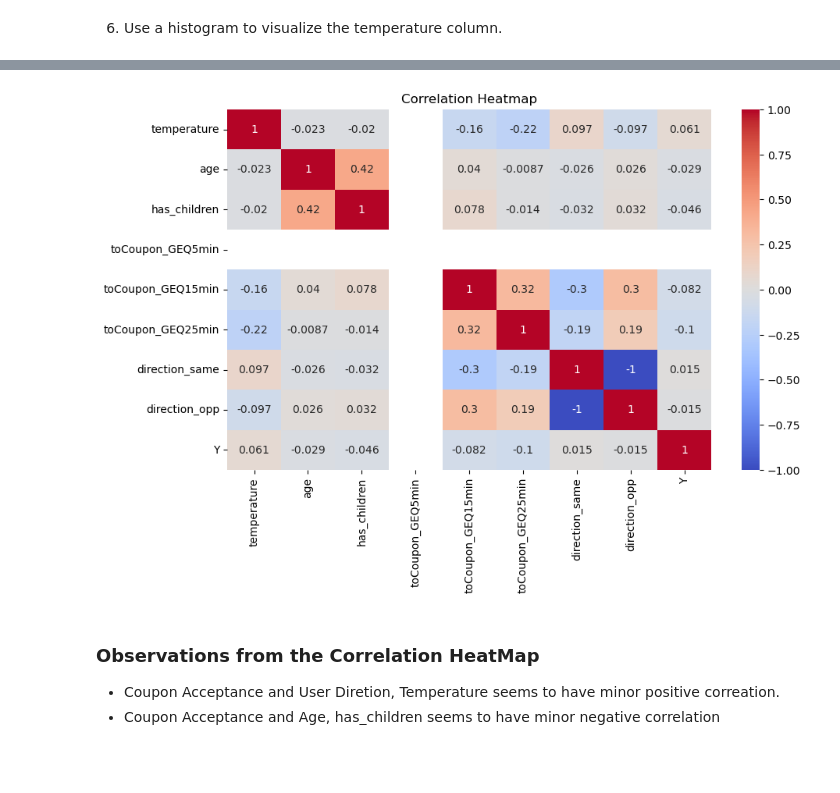
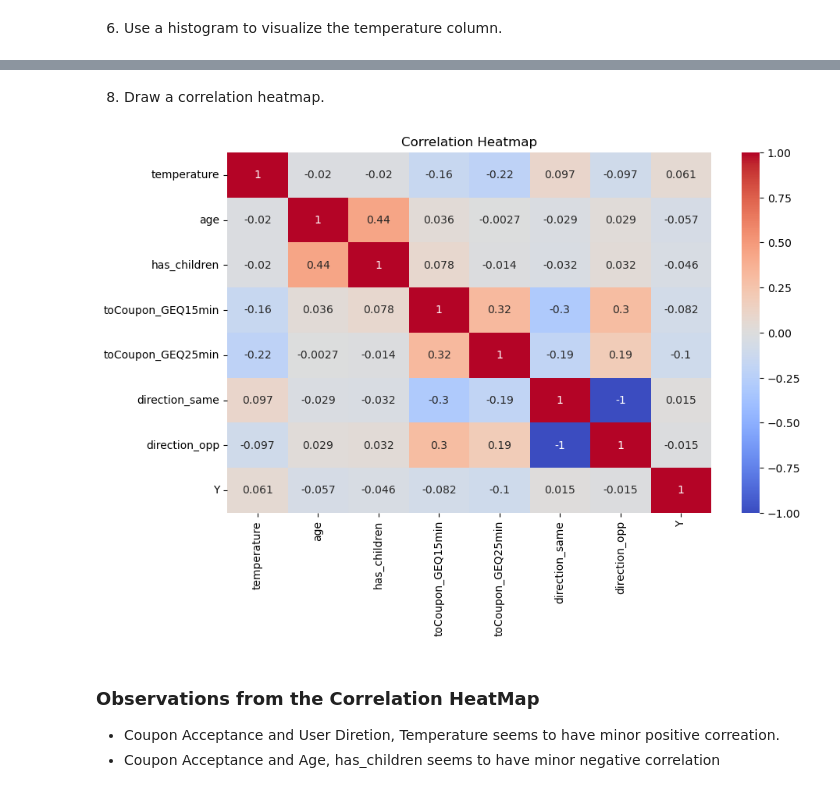
Before and after one commit to skavoori/practical-application-1, a Jupyter notebook: prompt.ipynb, the cells around one changed output, grey strips where cells are left out. Drawn from its saved outputs; the diff is of its cells as text; code cells hidden in the pictures; blank space fills up the shorter version.

```diff
--- a/prompt.ipynb
+++ b/prompt.ipynb
@@ -248,12 +248,8 @@ data.describe()
 # Filling missing values
 data = pd.read_csv('data/coupons.csv')
 data['car'] = data['car'].fillna('unknown')
-# data['Bar'] = data['Bar'].fillna('unknown')
-# data['CoffeeHouse'] = data['CoffeeHouse'].fillna('unknown')
-# data['CarryAway'] = data['CarryAway'].fillna('unknown')
-# data['RestaurantLessThan20'] = data['RestaurantLessThan20'].fillna('unknown')
-# data['Restaurant20To50'] = data['Restaurant20To50'].fillna('unknown')
-# # Converting age column to numeric
-# data['age'] = pd.to_numeric(data['age'], errors='coerce')
-# data.info()
-data['car'].value_counts()
+data['Bar'] = data['Bar'].fillna('unknown')
+data['CoffeeHouse'] = data['CoffeeHouse'].fillna('unknown')
+data['CarryAway'] = data['CarryAway'].fillna('unknown')
+data['RestaurantLessThan20'] = data['RestaurantLessThan20'].fillna('unknown')
+data['Restaurant20To50'] = data['Restaurant20To50'].fillna('unknown')
@@ -268,0 +256,10 @@ Name: count, dtype: int64
+# %%
+# Cleaning of Data for Age
+#Replace 50plus with 50
+data['age'] = data['age'].replace('50plus', '50')
+#Replace below21 with 20
+data['age'] = data['age'].replace('below21', '20')
+
+# Converting age column to numeric
+data['age'] = pd.to_numeric(data['age'], errors='coerce')
+data['age'].value_counts()
@@ -269,3 +277,6 @@ Name: count, dtype: int64
+# %%
+# Remove the toCoupon_GEQ5min as it has all it's values set to 1.0
+data = data.drop(columns='toCoupon_GEQ5min')
 # %% [markdown]
 4. What proportion of the total observations chose to accept the coupon?
 # %%
@@ -302,14 +325,16 @@ plt.show()
+# %% [markdown]
+8. Draw a correlation heatmap.
 # %%
 # Selecting numerical features only
 data_numeric = data.select_dtypes(include=['float64', 'int64'])
 
 # Heatmap on numerical features
 plt.figure(figsize=(10, 6))
-sns.heatmap(df_numeric.corr(), annot=True, cmap='coolwarm', vmin=-1, vmax=1)
+sns.heatmap(data_numeric.corr(), annot=True, cmap='coolwarm', vmin=-1, vmax=1)
 plt.title('Correlation Heatmap')
 plt.show()
 # %% [output]
-[figure, old version]
+[figure, new version]
 # %% [markdown]
 ### Observations from the Correlation HeatMap
 - Coupon Acceptance and User Diretion, Temperature seems to have minor positive correation.
```
Also changed, not shown: parts of 23 cells of this notebook, 1 other file.
